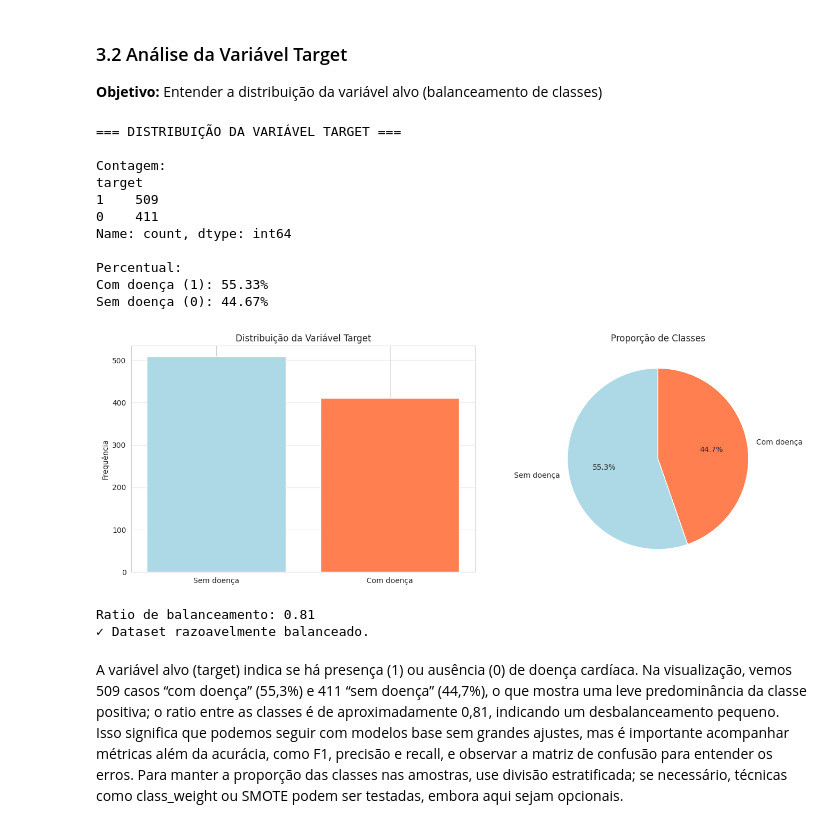
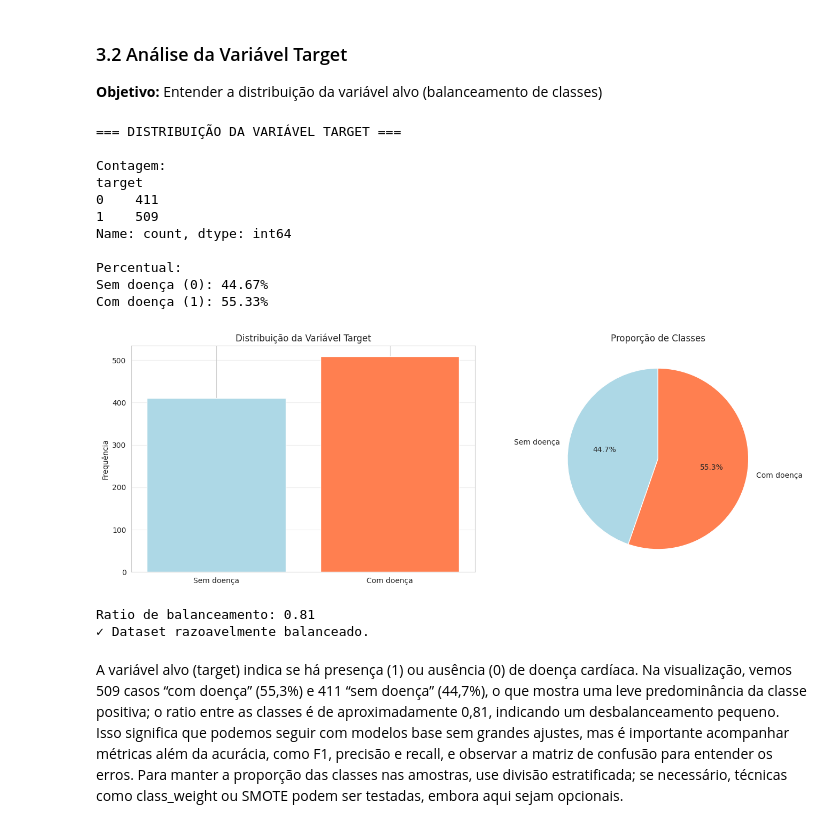
Before and after one commit to carlosvblessa/introducao-ciclo-de-vida-de-modelos, a Jupyter notebook: aula_02_experimentacao_mvp/exercicio_experimentacao_mvp.ipynb, the cells around one changed output. Cells and saved outputs as stored; diff of their text form; code cells hidden in the pictures.

```diff
--- a/aula_02_experimentacao_mvp/exercicio_experimentacao_mvp.ipynb
+++ b/aula_02_experimentacao_mvp/exercicio_experimentacao_mvp.ipynb
@@ -67,6 +65,12 @@ path = "../data/heart_disease_uci.csv"
 # Carregar dados
 df = pd.read_csv(path)
 
+# No dataset consolidado, zero em pressão arterial e colesterol representa
+# ausência de medição, pois não é um valor clinicamente válido. A conversão
+# deve ocorrer antes da análise de missing values e da imputação.
+zero_as_missing = ["trestbps", "chol"]
+df[zero_as_missing] = df[zero_as_missing].replace(0, np.nan)
+
 print(f"Shape dos dados: {df.shape}")
 print(f"\nPrimeiras linhas do dataset:")
 df.head(10)
@@ -198,8 +202,14 @@ df.rename(columns={'num': 'target'}, inplace=True)
 df['target'] = (df['target'] > 0).astype(int)
 
 print("=== DISTRIBUIÇÃO DA VARIÁVEL TARGET ===\n")
-target_counts = df['target'].value_counts()
-target_percentages = df['target'].value_counts(normalize=True) * 100
+# Reindexar explicitamente evita associar as contagens aos rótulos errados:
+# value_counts() ordena por frequência, não pelo valor da classe.
+class_order = [0, 1]
+class_labels = ['Sem doença', 'Com doença']
+target_counts = df['target'].value_counts().reindex(class_order, fill_value=0)
+target_percentages = (
+    df['target'].value_counts(normalize=True).reindex(class_order, fill_value=0) * 100
+)
 
 print("Contagem:")
 print(target_counts)
@@ -212,39 +222,39 @@ for idx, pct in target_percentages.items():
 fig, axes = plt.subplots(1, 2, figsize=(14, 5))
 
 # Gráfico de barras
-axes[0].bar(['Sem doença', 'Com doença'], target_counts.values, color=['lightblue', 'coral'])
+axes[0].bar(class_labels, target_counts.values, color=['lightblue', 'coral'])
 axes[0].set_ylabel('Frequência')
 axes[0].set_title('Distribuição da Variável Target')
 axes[0].grid(axis='y', alpha=0.3)
 
 # Gráfico de pizza
-axes[1].pie(target_counts.values, labels=['Sem doença', 'Com doença'],
+axes[1].pie(target_counts.values, labels=class_labels,
             autopct='%1.1f%%', colors=['lightblue', 'coral'], startangle=90)
 axes[1].set_title('Proporção de Classes')
 
 plt.tight_layout()
 plt.show()
 
 # Verificar se há desbalanceamento
 ratio = target_counts.min() / target_counts.max()
 print(f"\nRatio de balanceamento: {ratio:.2f}")
 if ratio < 0.5:
     print("⚠️ Dataset desbalanceado! Considere usar técnicas como SMOTE ou class_weight.")
 else:
     print("✓ Dataset razoavelmente balanceado.")
 # %% [output]
 === DISTRIBUIÇÃO DA VARIÁVEL TARGET ===
 
 Contagem:
 target
+0    411
 1    509
-0    411
 Name: count, dtype: int64
 
 Percentual:
+Sem doença (0): 44.67%
 Com doença (1): 55.33%
-Sem doença (0): 44.67%
-[figure, old version]
+[figure, new version]
 Ratio de balanceamento: 0.81
 ✓ Dataset razoavelmente balanceado.
 # %% [markdown]
```
Also changed, not shown: parts of 35 cells of this notebook, 4 other files.
